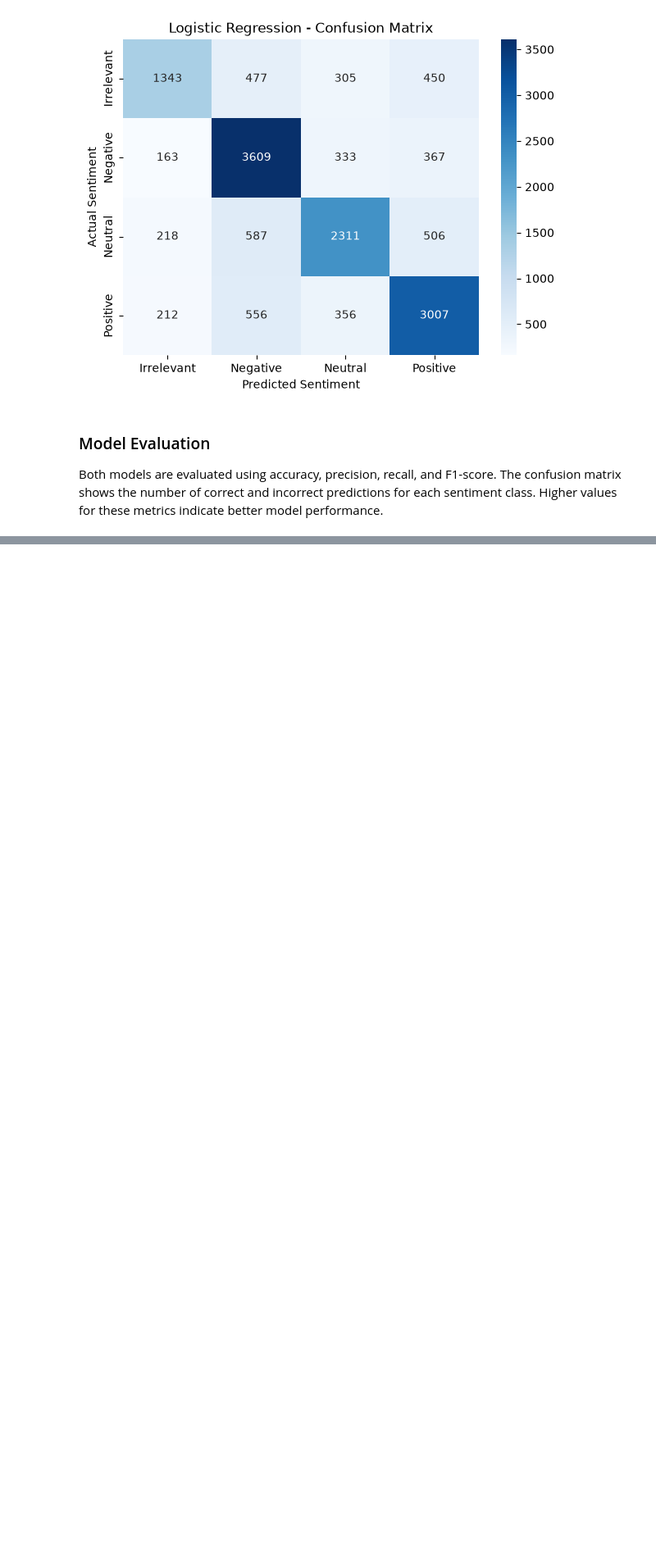
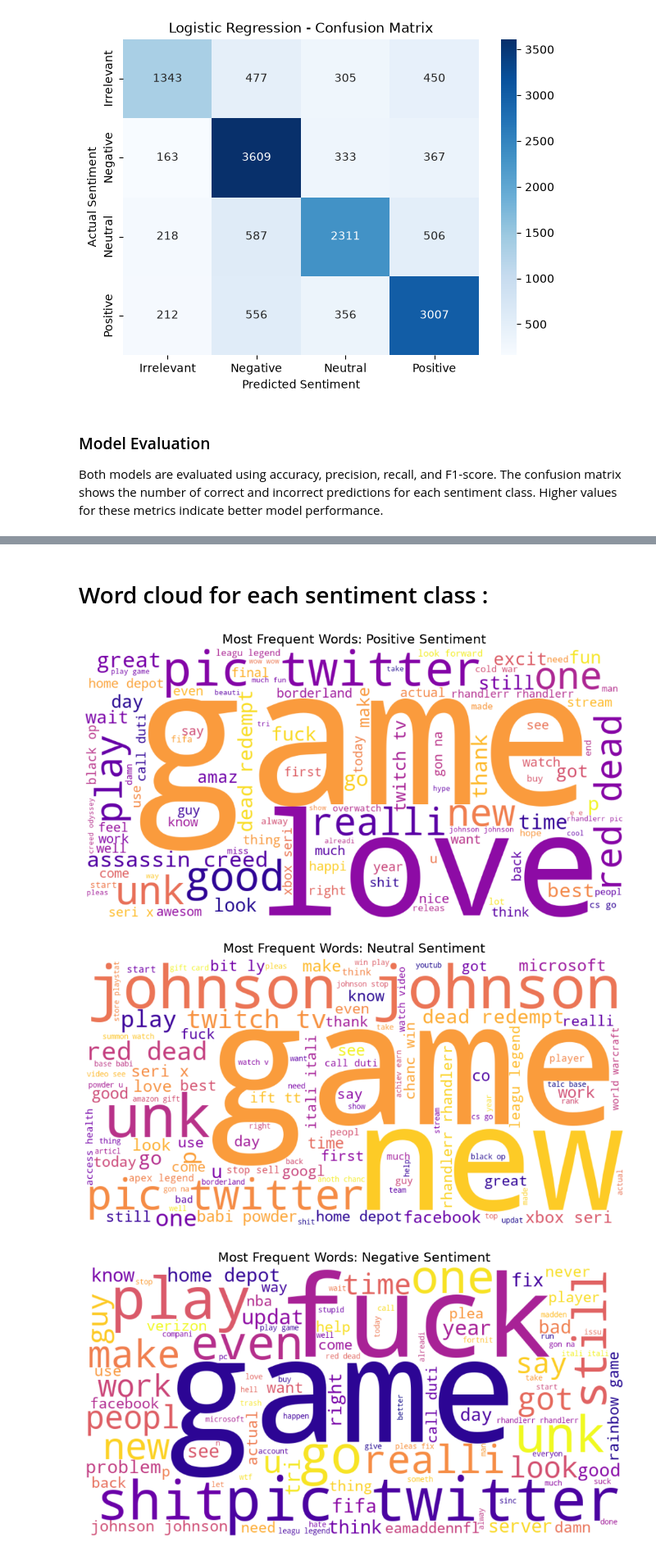
Before and after one commit to harshaslekar5968-crypto/OIBSIP, a Jupyter notebook: Data-Analytics-L1-Sentiment-Analysis/Twitter_Sentiment_Analysis.ipynb, the cells around one changed output, grey strips where cells are left out. Shown at 82% size. Saved outputs shown, nothing was run; the diff lists cells and outputs as text; code cells hidden in the pictures; blank space fills up the shorter version.

```diff
--- a/Data-Analytics-L1-Sentiment-Analysis/Twitter_Sentiment_Analysis.ipynb
+++ b/Data-Analytics-L1-Sentiment-Analysis/Twitter_Sentiment_Analysis.ipynb
@@ -165,26 +166,3 @@ df[["Tweet", "clean_tweet"]].head()
-# %%
-from wordcloud import WordCloud
-
-# Display the most frequent cleaned words for each sentiment class
-sentiments = sorted(df["Sentiment"].dropna().unique())
-fig, axes = plt.subplots(1, len(sentiments), figsize=(6 * len(sentiments), 5))
-
-if len(sentiments) == 1:
-    axes = [axes]
-
-for ax, sentiment in zip(axes, sentiments):
-    sentiment_text = " ".join(
-        df.loc[df["Sentiment"] == sentiment, "clean_tweet"].dropna()
-    )
-    wordcloud = WordCloud(
-        width=800, height=400, background_color="white", colormap="viridis"
-    ).generate(sentiment_text)
-    ax.imshow(wordcloud, interpolation="bilinear")
-    ax.set_title(f"{sentiment} Sentiment")
-    ax.axis("off")
-
-plt.tight_layout()
-plt.show()
 # %%
 df["clean_tweet"] = df["Tweet"].apply(lambda x: preprocess_text(x, method="stem"))
 # %% [markdown]
@@ -320,0 +328,25 @@ Both models are evaluated using accuracy, precision, recall, and F1-score. The c
+# %% [markdown]
+# Word cloud for each sentiment class :
+# %%
+for sentiment in df["Sentiment"].dropna().unique():
+    text = " ".join(
+        df[df["Sentiment"] == sentiment]["clean_tweet"].dropna().astype(str)
+    )
+
+    cloud = WordCloud(
+        width=1000,
+        height=500,
+        background_color="white",
+        max_words=100,
+        colormap="plasma"
+    ).generate(text)
+
+    plt.figure(figsize=(12, 6))
+    plt.imshow(cloud, interpolation="bilinear")
+    plt.title(f"Most Frequent Words: {sentiment} Sentiment", fontsize=16)
+    plt.axis("off")
+    plt.show()
+# %% [output]
+[figure, added]
+[figure, added]
+[figure, added]
```
Also changed, not shown: parts of 7 cells of this notebook.
